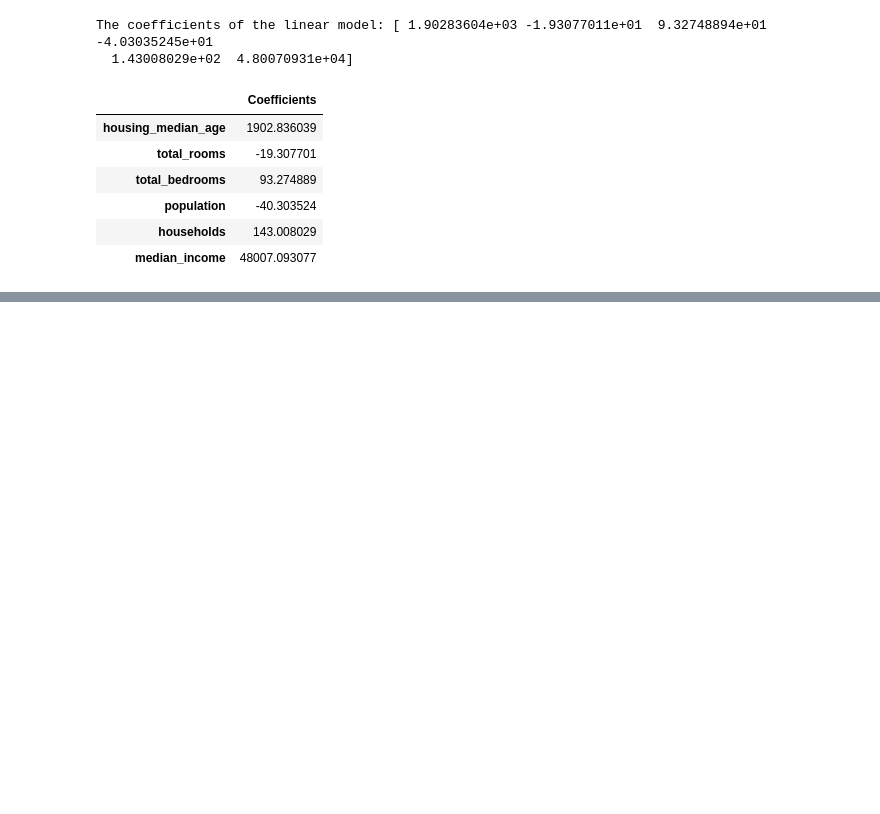
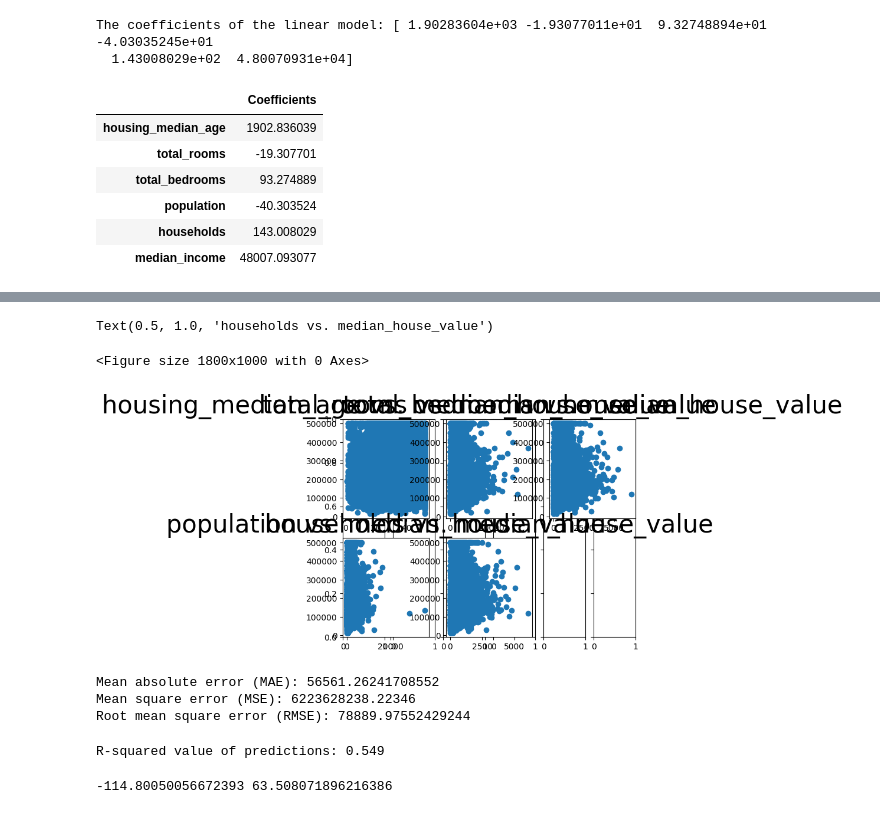
Before and after one commit to 2303A51165/thrishla, a Jupyter notebook: Lab4.ipynb, the cells around one changed output, grey strips where cells are left out. Drawn from its saved outputs; the diff is of its cells as text; code cells hidden in the pictures; blank space fills up the shorter version.

```diff
--- a/Lab4.ipynb
+++ b/Lab4.ipynb
@@ -202,3 +202,20 @@ cdf
 | population | -40.303524 |
 | households | 143.008029 |
 | median_income | 48007.093077 |
+# %%
+n=X_train.shape[0]
+k=X_train.shape[1]
+dfN = n-k
+train_pred=lm.predict(X_train)
+train_error = np.square(train_pred - y_train)
+sum_error=np.sum(train_error)
+se=[0,0,0,0,0,0]
+for i in range(k):
+    r = (sum_error/dfN)
+    r = r/np.sum(np.square(X_train[
+        list(X_train.columns)[i]]-X_train[list(X_train.columns)[i]].mean()))
+    se[i]=np.sqrt(r)
+
+cdf['Standard Error']=se
+cdf['t-statistic']=cdf['Coefficients']/cdf['Standard Error']
+cdf
@@ -204,0 +281,49 @@ cdf
+# %%
+l=list(cdf.index)
+from matplotlib import gridspec
+fig = plt.figure(figsize=(18, 10))
+gs = gridspec.GridSpec(2,3)
+f, ax = plt.subplots(nrows=1,ncols=len(l), sharey=True)
+ax0 = plt.subplot(gs[0])
+ax0.scatter(df[l[0]],df['median_house_value'])
+ax0.set_title(l[0]+" vs. median_house_value", fontdict={'fontsize':30})
+
+ax1 = plt.subplot(gs[1])
+ax1.scatter(df[l[1]],df['median_house_value'])
+ax1.set_title(l[1]+" vs. median_house_value",fontdict={'fontsize':30})
+
+ax2 = plt.subplot(gs[2])
+ax2.scatter(df[l[2]],df['median_house_value'])
+ax2.set_title(l[2]+" vs. median_house_value",fontdict={'fontsize':30})
+
+ax3 = plt.subplot(gs[3])
+ax3.scatter(df[l[3]],df['median_house_value'])
+ax3.set_title(l[3]+" vs. median_house_value",fontdict={'fontsize':30})
+
+ax4 = plt.subplot(gs[4])
+ax4.scatter(df[l[4]],df['median_house_value'])
+ax4.set_title(l[4]+" vs. median_house_value",fontdict={'fontsize':30})
+# %% [output]
+Text(0.5, 1.0, 'households vs. median_house_value')
+<Figure size 1800x1000 with 0 Axes>
+[figure, added]
+# %%
+print("Mean absolute error (MAE):", metrics.mean_absolute_error(y_test,predictions))
+print("Mean square error (MSE):", metrics.mean_squared_error(y_test,predictions))
+print("Root mean square error (RMSE):", np.sqrt(metrics.mean_squared_error(y_test,predictions)))
+# %% [output]
+Mean absolute error (MAE): 56561.26241708552
+Mean square error (MSE): 6223628238.22346
+Root mean square error (RMSE): 78889.97552429244
+# %%
+print("R-squared value of predictions:",round(metrics.r2_score(y_test,predictions),3))
+# %% [output]
+R-squared value of predictions: 0.549
+# %%
+#compute minmax value for observed price and expected price
+import numpy as np
+min=np.min(predictions/6000)
+max=np.max(predictions/12000)
+print(min, max)
+# %% [output]
+-114.80050056672393 63.508071896216386
```
Also changed, not shown: parts of 8 cells of this notebook.
